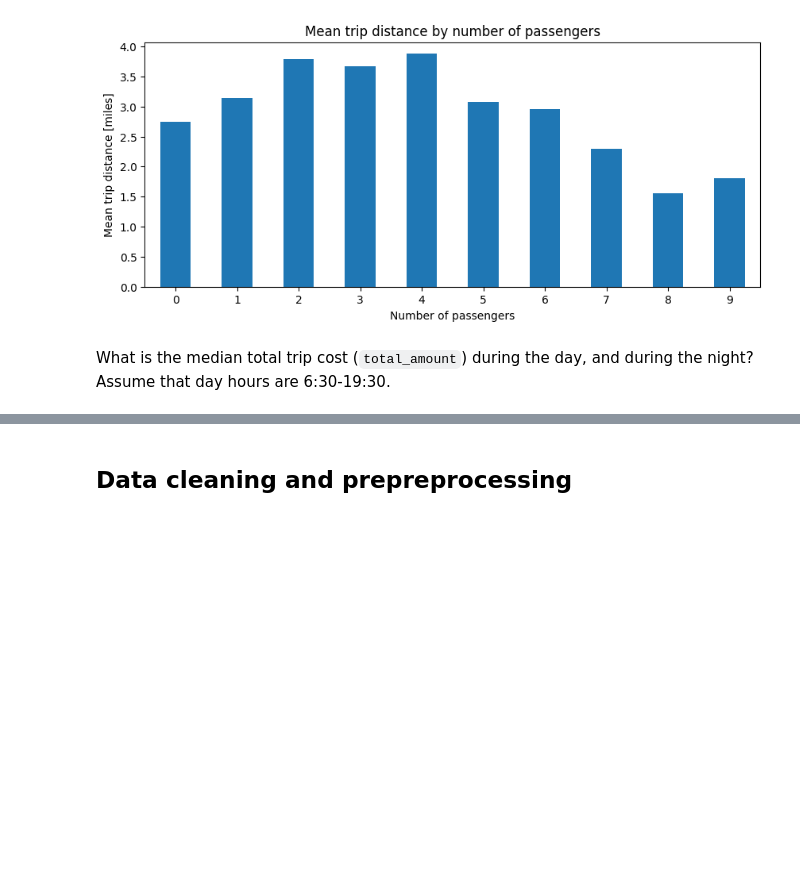
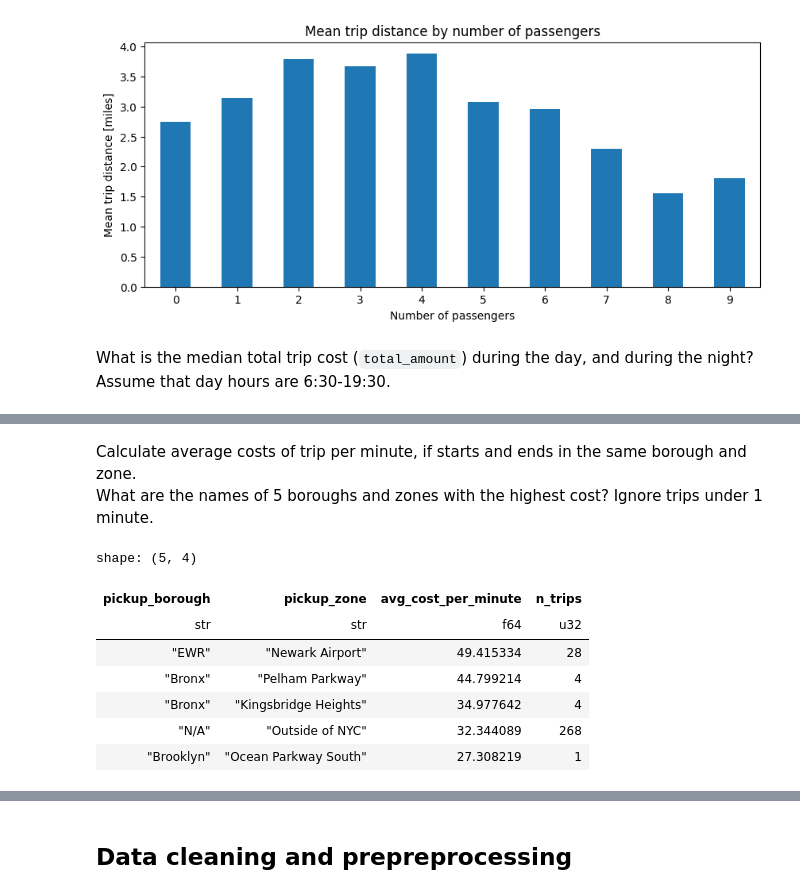
Before and after one commit to mlops-agh/lab03-polars, a Jupyter notebook: notebook_polars.ipynb, the cells around one changed output, grey strips where cells are left out. Saved outputs shown, nothing was run; the diff lists cells and outputs as text; code cells hidden in the pictures; blank space fills up the shorter version.

```diff
--- a/notebook_polars.ipynb
+++ b/notebook_polars.ipynb
@@ -655,0 +711,47 @@ What is the median total trip cost (`total_amount`) during the day, and during t
+# %% [markdown]
+Calculate average costs of trip per minute, if starts and ends in the same borough and zone.
+What are the names of 5 boroughs and zones with the highest cost? Ignore trips under 1 minute.
+# %%
+cost_per_minute = pl.col("total_amount") / (trip_duration.dt.total_seconds() / 60)
+
+(
+    df.filter(trip_duration > pl.duration(minutes=1))
+    .join(
+        df_taxi_zones.select(
+            pl.col("LocationID"),
+            pl.col("Borough").alias("pickup_borough"),
+            pl.col("Zone").alias("pickup_zone"),
+        ),
+        left_on="PULocationID",
+        right_on="LocationID",
+    )
+    .join(
+        df_taxi_zones.select(
+            pl.col("LocationID"),
+            pl.col("Borough").alias("dropoff_borough"),
+            pl.col("Zone").alias("dropoff_zone"),
+        ),
+        left_on="DOLocationID",
+        right_on="LocationID",
+    )
+    .filter(
+        pl.col("pickup_borough") == pl.col("dropoff_borough"),
+        pl.col("pickup_zone") == pl.col("dropoff_zone"),
+    )
+    .group_by("pickup_borough", "pickup_zone")
+    .agg(
+        cost_per_minute.mean().alias("avg_cost_per_minute"),
+        pl.len().alias("n_trips"),
+    )
+    .sort("avg_cost_per_minute", descending=True)
+    .head(5)
+)
+# %% [output]
+shape: (5, 4)
+| pickup_borough | pickup_zone | avg_cost_per_minute | n_trips |
+| str | str | f64 | u32 |
+| "EWR" | "Newark Airport" | 49.415334 | 28 |
+| "Bronx" | "Pelham Parkway" | 44.799214 | 4 |
+| "Bronx" | "Kingsbridge Heights" | 34.977642 | 4 |
+| "N/A" | "Outside of NYC" | 32.344089 | 268 |
+| "Brooklyn" | "Ocean Parkway South" | 27.308219 | 1 |
```
Also changed, not shown: parts of 28 cells of this notebook.
